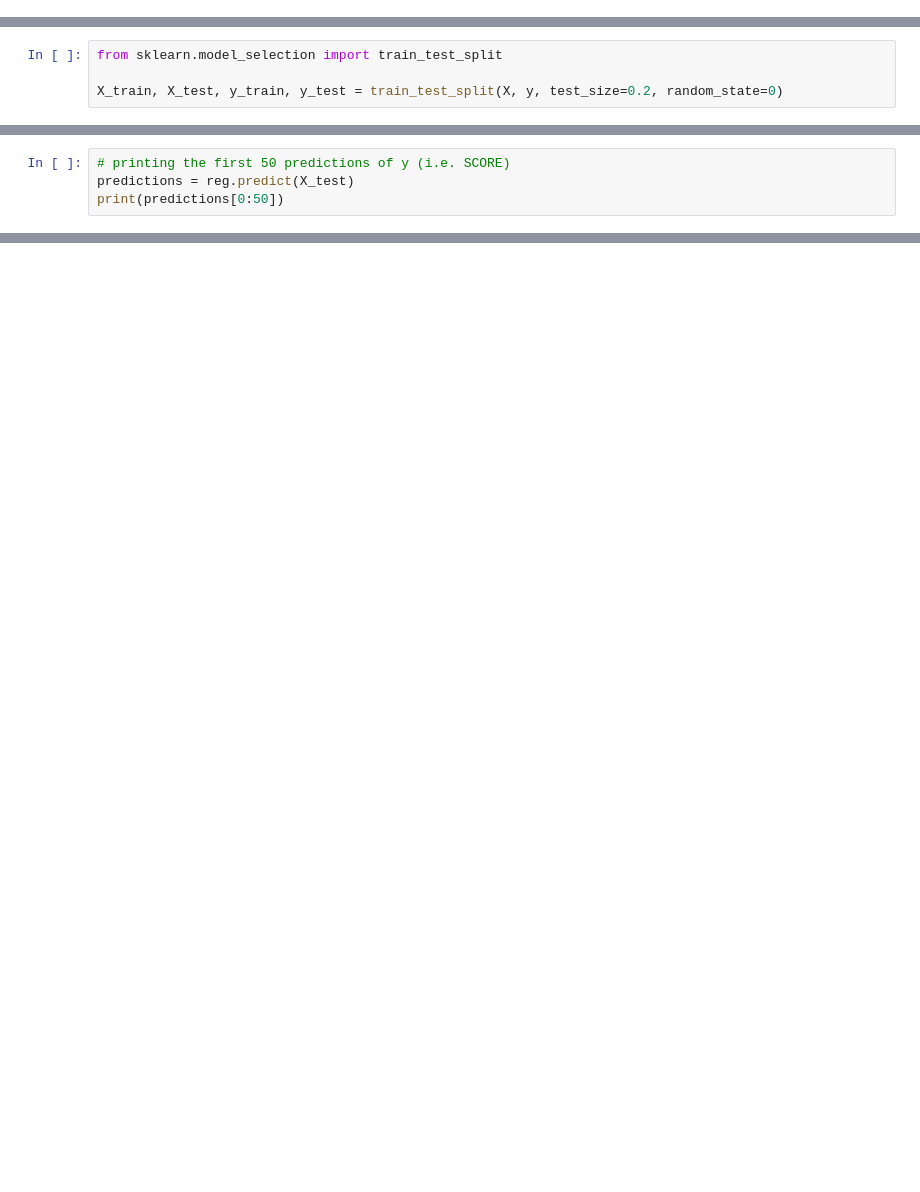
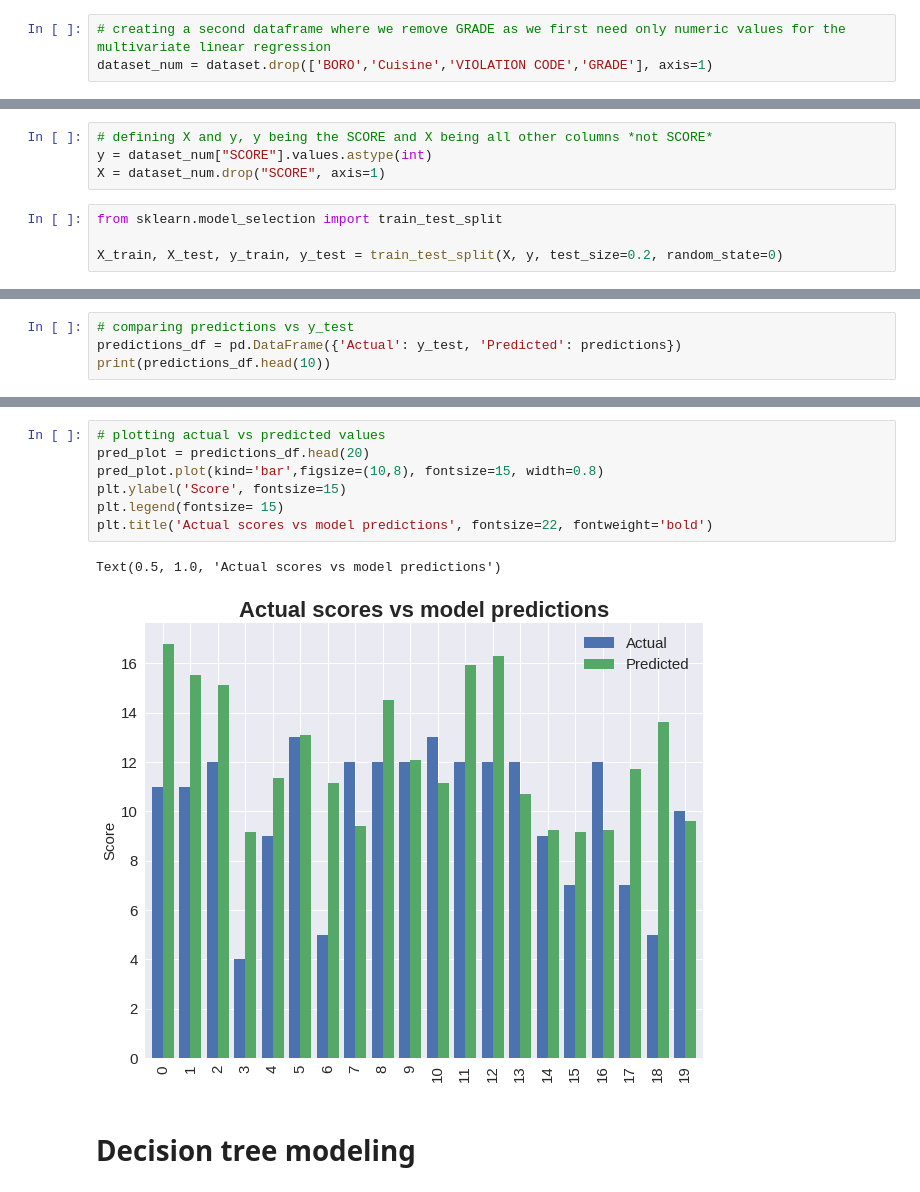
Before and after one commit to eungam/NYC-restaurant-inspections, a Jupyter notebook: Copy_of_Final_Project_Restaurant_Grades_NYC.ipynb, the cells around one changed output, grey strips where cells are left out. Cells and saved outputs as stored; diff of their text form; blank space fills up the shorter version.

```diff
--- a/Copy_of_Final_Project_Restaurant_Grades_NYC.ipynb
+++ b/Copy_of_Final_Project_Restaurant_Grades_NYC.ipynb
@@ -110,0 +155,3 @@ dataset.head()
+# %%
+# creating a second dataframe where we remove GRADE as we first need only numeric values for the multivariate linear regression
+dataset_num = dataset.drop(['BORO','Cuisine','VIOLATION CODE','GRADE'], axis=1)
@@ -116,3 +169,7 @@ X = dataset.drop("SCORE", axis=1)
+# %%
+# defining X and y, y being the SCORE and X being all other columns *not SCORE*
+y = dataset_num["SCORE"].values.astype(int)
+X = dataset_num.drop("SCORE", axis=1)
 # %%
 from sklearn.model_selection import train_test_split
 
@@ -205,4 +207,0 @@ Score Test: -0.00019534127470111073
-# %%
-# printing the first 50 predictions of y (i.e. SCORE)
-predictions = reg.predict(X_test)
-print(predictions[0:50])
@@ -240,0 +208,4 @@ plt.bar(bar_x_positions, axis_y)
+# %%
+# comparing predictions vs y_test
+predictions_df = pd.DataFrame({'Actual': y_test, 'Predicted': predictions})
+print(predictions_df.head(10))
@@ -240,0 +224,12 @@ plt.bar(bar_x_positions, axis_y)
+# %%
+# plotting actual vs predicted values
+pred_plot = predictions_df.head(20)
+pred_plot.plot(kind='bar',figsize=(10,8), fontsize=15, width=0.8)
+plt.ylabel('Score', fontsize=15)
+plt.legend(fontsize= 15)
+plt.title('Actual scores vs model predictions', fontsize=22, fontweight='bold')
+# %% [output]
+Text(0.5, 1.0, 'Actual scores vs model predictions')
+[figure, added]
+# %% [markdown]
+# Decision tree modeling
```
Also changed, not shown: parts of 63 cells of this notebook.
